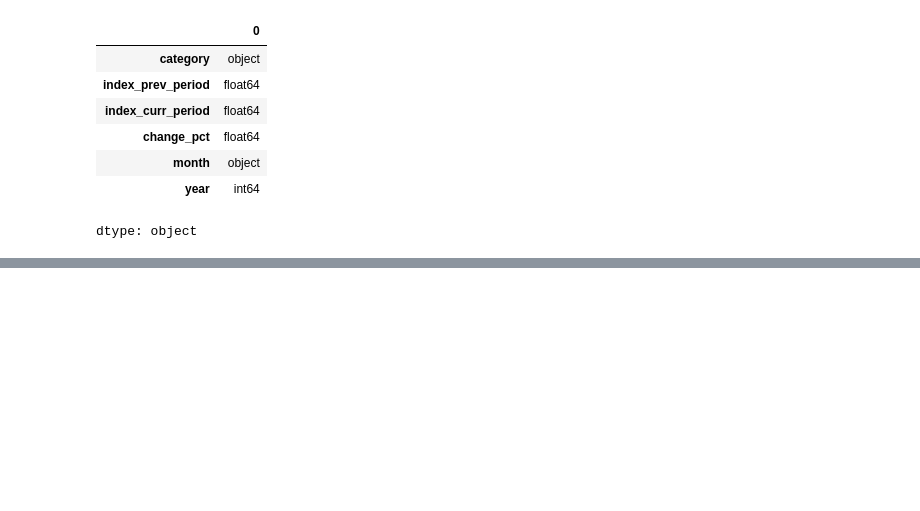
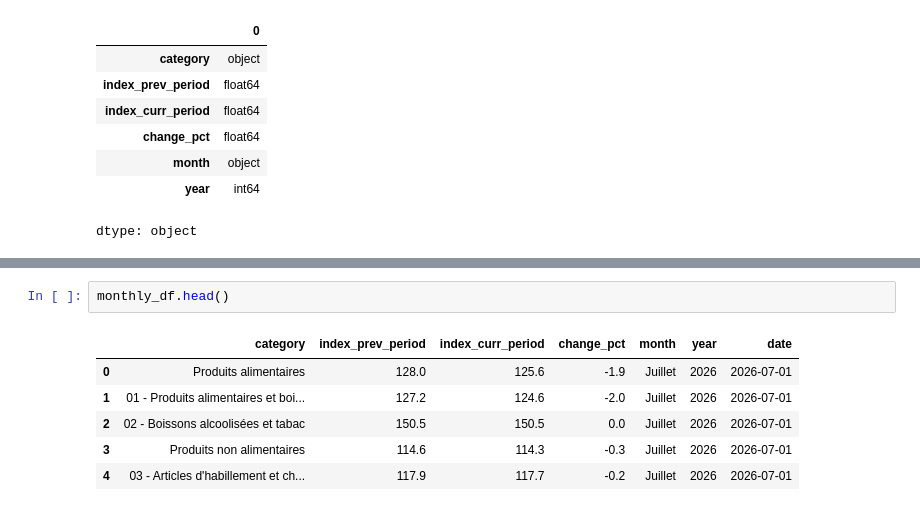
Before and after one commit to LaababImane/morocco-purchasing-power, a Jupyter notebook: notebooks/02_data_quality.ipynb, the cells around one changed output, grey strips where cells are left out. Drawn from its saved outputs; the diff is of its cells as text; blank space fills up the shorter version.

```diff
--- a/notebooks/02_data_quality.ipynb
+++ b/notebooks/02_data_quality.ipynb
@@ -304,0 +260,9 @@ Saved all three clean datasets.
+# %%
+monthly_df.head()
+# %% [output]
+|  | category | index_prev_period | index_curr_period | change_pct | month | year | date |
+| 0 | Produits alimentaires | 128.0 | 125.6 | -1.9 | Juillet | 2026 | 2026-07-01 |
+| 1 | 01 - Produits alimentaires et boi... | 127.2 | 124.6 | -2.0 | Juillet | 2026 | 2026-07-01 |
+| 2 | 02 - Boissons alcoolisées et tabac | 150.5 | 150.5 | 0.0 | Juillet | 2026 | 2026-07-01 |
+| 3 | Produits non alimentaires | 114.6 | 114.3 | -0.3 | Juillet | 2026 | 2026-07-01 |
+| 4 | 03 - Articles d'habillement et ch... | 117.9 | 117.7 | -0.2 | Juillet | 2026 | 2026-07-01 |
```
Also changed, not shown: parts of 66 cells of this notebook, 5 other files.
